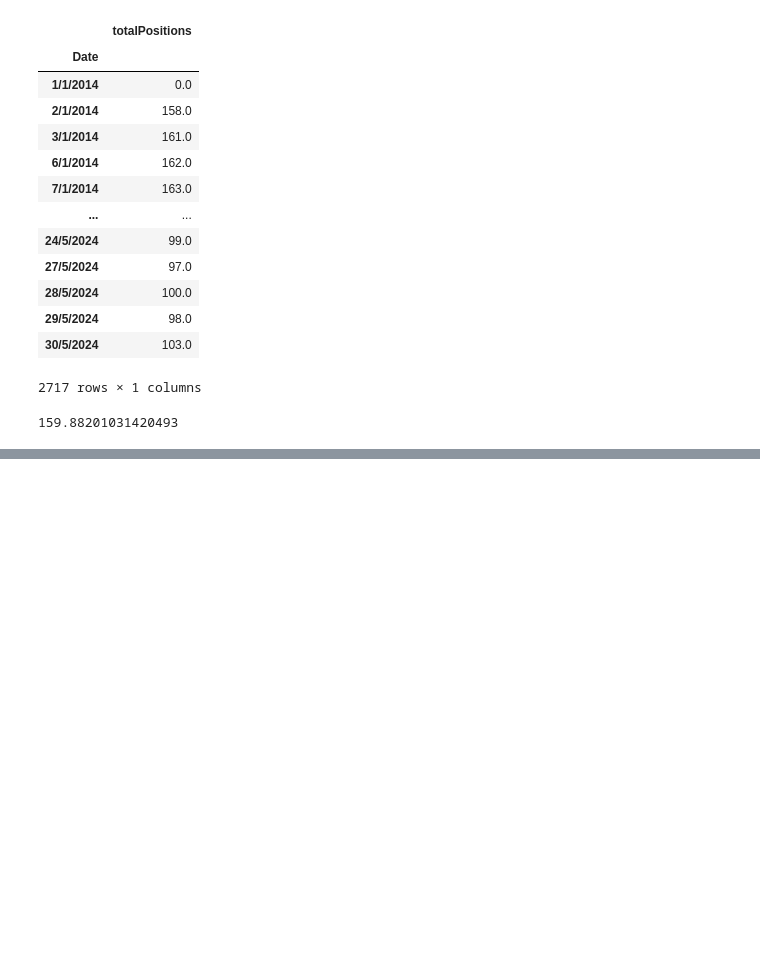
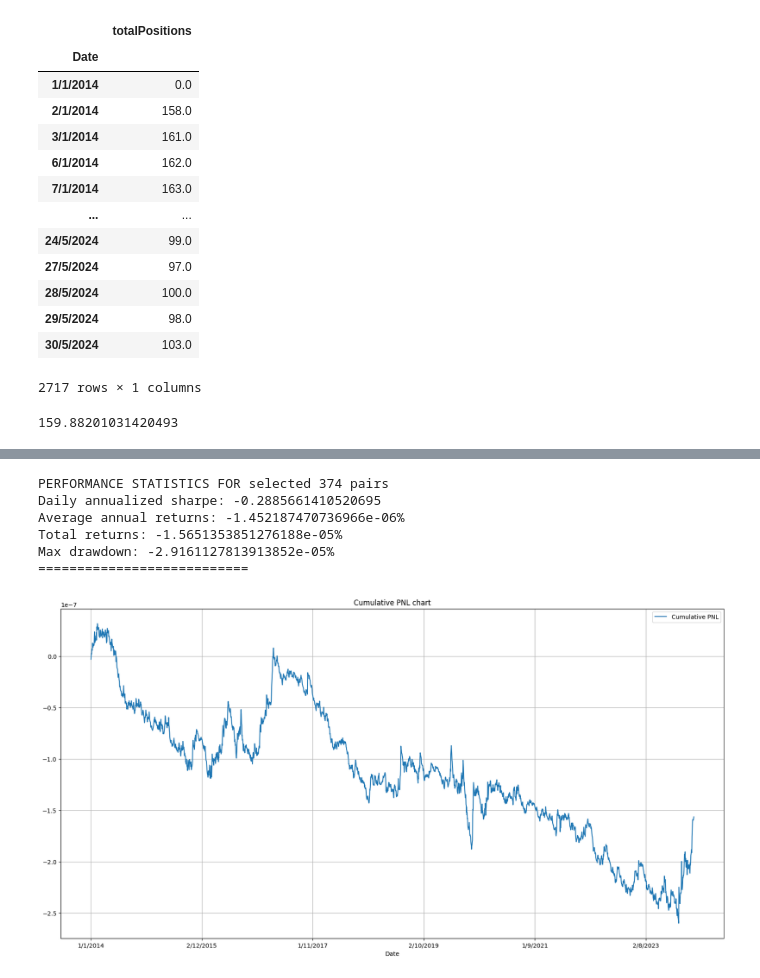
Before and after one commit to HHH0808/SMU-QTS, a Jupyter notebook: project_hm.ipynb, the cells around one changed output, grey strips where cells are left out. Drawn from its saved outputs; the diff is of its cells as text; code cells hidden in the pictures; blank space fills up the shorter version.

```diff
--- a/project_hm.ipynb
+++ b/project_hm.ipynb
@@ -411,0 +414,2 @@ totalPosition.to_csv("totalPositionGMV.csv")
+# %%
+GMVData = pd.read_csv('totalPositionGMV.csv', index_col='Date', parse_dates=True)
@@ -411,0 +458,33 @@ totalPosition.to_csv("totalPositionGMV.csv")
+# %%
+def pnlPerformance(pnl, label):
+    cumpnl = pnl.cumsum(skipna = True)
+    import matplotlib.pyplot as plt
+    import numpy as np
+    sharpe = pnl.mean()/np.std(pnl)
+    sharpe = sharpe*np.sqrt(252)
+    print("")
+    print ("PERFORMANCE STATISTICS FOR "+label);
+    print("Daily annualized sharpe: "+str(sharpe))
+    print ("Average annual returns: "+str(pnl.mean()*252*100)+"%")
+    print ("Total returns: "+str(pnl.sum()*100)+"%");
+    highwatermark_df = cumpnl.cummax();
+    drawdown_df = cumpnl - highwatermark_df;
+    maxdrawdown = drawdown_df.min();
+    print ("Max drawdown: "+str(maxdrawdown*100)+"%");
+    fig, (ax1) = plt.subplots(nrows=1, ncols=1, figsize=(20, 10))
+    cumpnl.plot(ax=ax1, label='Cumulative PNL with trading cost', legend=True, grid=True, sharex= True)
+    plt.title("Cumulative PNL chart with trading cost")
+
+
+    print("===========================")
+    print("")
+# %%
+pnlPerformance(combined_daily_pnl_df_with_gmv['adjusted aggregate daily pnl'],"selected 374 pairs")
+# %% [output]
+PERFORMANCE STATISTICS FOR selected 374 pairs
+Daily annualized sharpe: -0.2885661410520695
+Average annual returns: -1.452187470736966e-06%
+Total returns: -1.5651353851276188e-05%
+Max drawdown: -2.9161127813913852e-05%
+===========================
+[figure, added]
```
Also changed, not shown: parts of 3 cells of this notebook.
